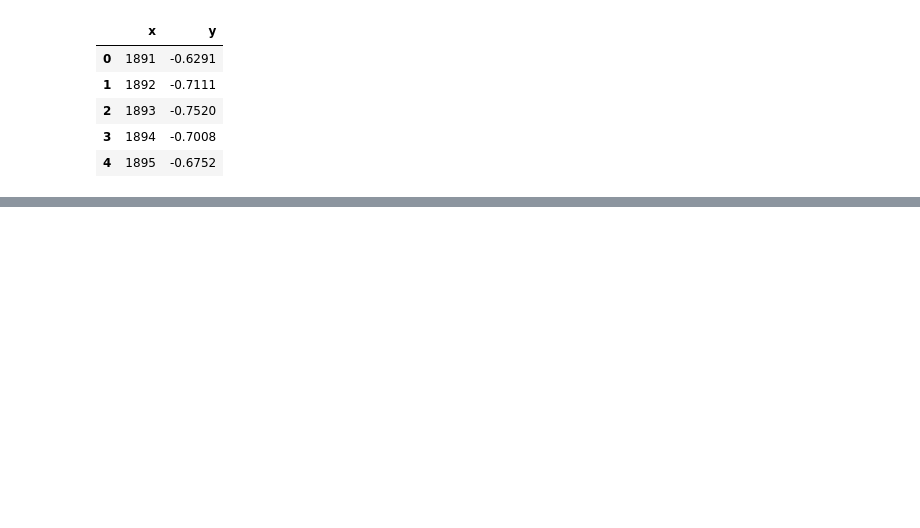
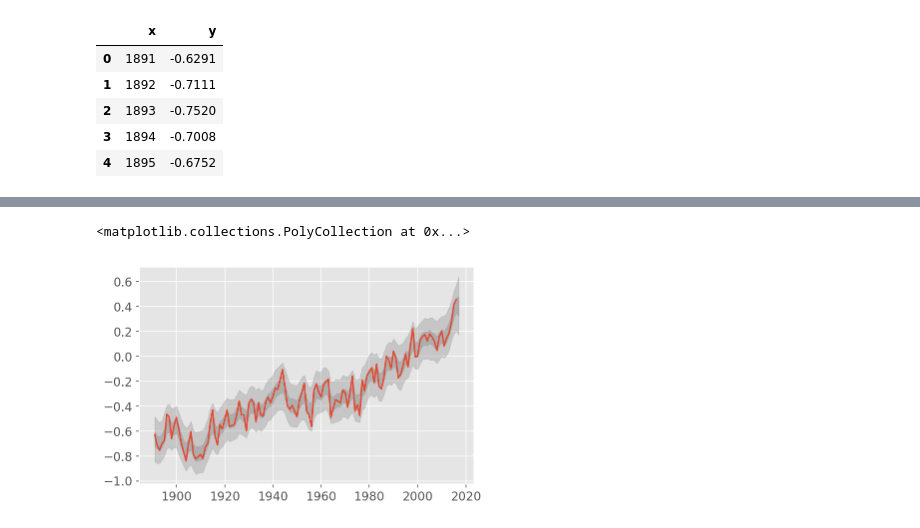
Before and after one commit to Yoshiyoshida/pystan_sample, a Jupyter notebook: pystan_Udemy/状態空間モデル.ipynb, the cells around one changed output, grey strips where cells are left out. Saved outputs shown, nothing was run; the diff lists cells and outputs as text; code cells hidden in the pictures; blank space fills up the shorter version.

```diff
--- a/pystan_Udemy/状態空間モデル.ipynb
+++ b/pystan_Udemy/状態空間モデル.ipynb
@@ -42,0 +143,15 @@ df.head()
+# %%
+Y_new_arr = fit.extract("Y_new")["Y_new"]
+# %%
+from scipy.stats import mstats
+low_y50 , hight_y_50 = mstats.mquantiles(Y_new_arr, [0.25, 0.75], axis=0)
+low_y95 , hight_y_95 =mstats.mquantiles(Y_new_arr, [0.025, 0.975], axis=0)
+# %%
+plt.plot(df.x, df.y)
+x = df.x.values
+x = np.append(x, 2017)
+plt.fill_between(x, low_y50, hight_y_50,alpha=0.6, color="darkgray")
+plt.fill_between(x, low_y95, hight_y_95,alpha=0.3, color="gray")
+# %% [output]
+<matplotlib.collections.PolyCollection at 0x...>
+[figure, added]
```
Also changed, not shown: parts of 13 cells of this notebook, 2 other files.
